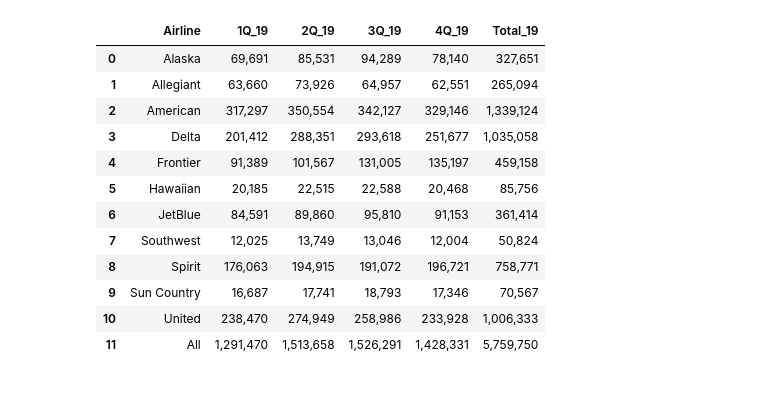
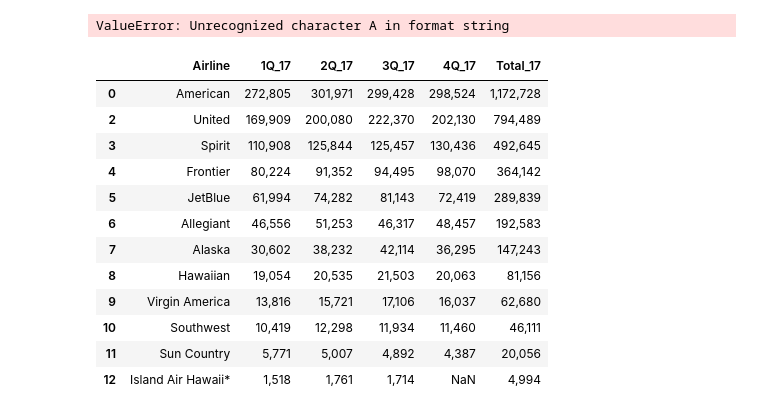
Before and after one commit to marcum531/Project1, a Jupyter notebook: Baggage_Fees.ipynb, the cells around one changed output. Cells and saved outputs as stored; diff of their text form; code cells hidden in the pictures.

```diff
--- a/Baggage_Fees.ipynb
+++ b/Baggage_Fees.ipynb
@@ -68,16 +33,46 @@ fees18_df
-# %%
-fees19_df
-# %% [output]
-|  | Airline | 1Q_19 | 2Q_19 | 3Q_19 | 4Q_19 | Total_19 |
-| 0 | Alaska | 69,691 | 85,531 | 94,289 | 78,140 | 327,651 |
-| 1 | Allegiant | 63,660 | 73,926 | 64,957 | 62,551 | 265,094 |
-| 2 | American | 317,297 | 350,554 | 342,127 | 329,146 | 1,339,124 |
-| 3 | Delta | 201,412 | 288,351 | 293,618 | 251,677 | 1,035,058 |
-| 4 | Frontier | 91,389 | 101,567 | 131,005 | 135,197 | 459,158 |
-| 5 | Hawaiian | 20,185 | 22,515 | 22,588 | 20,468 | 85,756 |
-| 6 | JetBlue | 84,591 | 89,860 | 95,810 | 91,153 | 361,414 |
-| 7 | Southwest | 12,025 | 13,749 | 13,046 | 12,004 | 50,824 |
-| 8 | Spirit | 176,063 | 194,915 | 191,072 | 196,721 | 758,771 |
-| 9 | Sun Country | 16,687 | 17,741 | 18,793 | 17,346 | 70,567 |
-| 10 | United | 238,470 | 274,949 | 258,986 | 233,928 | 1,006,333 |
-| 11 | All | 1,291,470 | 1,513,658 | 1,526,291 | 1,428,331 | 5,759,750 |
+# %%
+x_axis = ['Q1', 'Q2', 'Q3', 'Q4']
+
+ax.set_prop_cycle(color=[
+     '#1f77b4', '#aec7e8', '#ff7f0e', '#ffbb78', '#2ca02c', '#98df8a',
+    '#d62728', '#ff9896', '#9467bd', '#c5b0d5', '#8c564b'])
+
+ax.get_xaxis().tick_bottom()
+ax.get_yaxis().tick_left()
+ax.set_ylim(0, 300000)
+ax.set_yticks(range(0, 300000, 5000))
+
+airlines = ['American', 'United', 'Spirit', 'Frontier', 'JetBlue', 'Allegiant',
+           'Alaska', 'Hawaiian', 'Virgin American', 'Southwest', 'Sun Country', 'Island Air Hawaii']
+
+for column in airlines:
+    air_name = column.replace('\n', '_').replace(' ', '_')
+    line, = ax.plot(x_axis, air_name, data=fees16_dfa, lw=2.5)
+
+    y_pos = fees16_dfa[air_name][-1]-0.5
+
+    ax.text(x_axis, y_pos, column, fontsize=14, color=line.get_color())
+
+plt.title('Baggage Fees 2016')
+plt.xlabel("Airline")
+plt.ylabel("Fees ($)")
+plt.show()
+# %% [output]
+ValueError: Unrecognized character A in format string
+# %%
+fees17_dfa = fees17_df.drop([13, 1])
+fees17_dfa
+# %% [output]
+|  | Airline | 1Q_17 | 2Q_17 | 3Q_17 | 4Q_17 | Total_17 |
+| 0 | American | 272,805 | 301,971 | 299,428 | 298,524 | 1,172,728 |
+| 2 | United | 169,909 | 200,080 | 222,370 | 202,130 | 794,489 |
+| 3 | Spirit | 110,908 | 125,844 | 125,457 | 130,436 | 492,645 |
+| 4 | Frontier | 80,224 | 91,352 | 94,495 | 98,070 | 364,142 |
+| 5 | JetBlue | 61,994 | 74,282 | 81,143 | 72,419 | 289,839 |
+| 6 | Allegiant | 46,556 | 51,253 | 46,317 | 48,457 | 192,583 |
+| 7 | Alaska | 30,602 | 38,232 | 42,114 | 36,295 | 147,243 |
+| 8 | Hawaiian | 19,054 | 20,535 | 21,503 | 20,063 | 81,156 |
+| 9 | Virgin America | 13,816 | 15,721 | 17,106 | 16,037 | 62,680 |
+| 10 | Southwest | 10,419 | 12,298 | 11,934 | 11,460 | 46,111 |
+| 11 | Sun Country | 5,771 | 5,007 | 4,892 | 4,387 | 20,056 |
+| 12 | Island Air Hawaii* | 1,518 | 1,761 | 1,714 | NaN | 4,994 |
```
Also changed, not shown: parts of 10 cells of this notebook.
